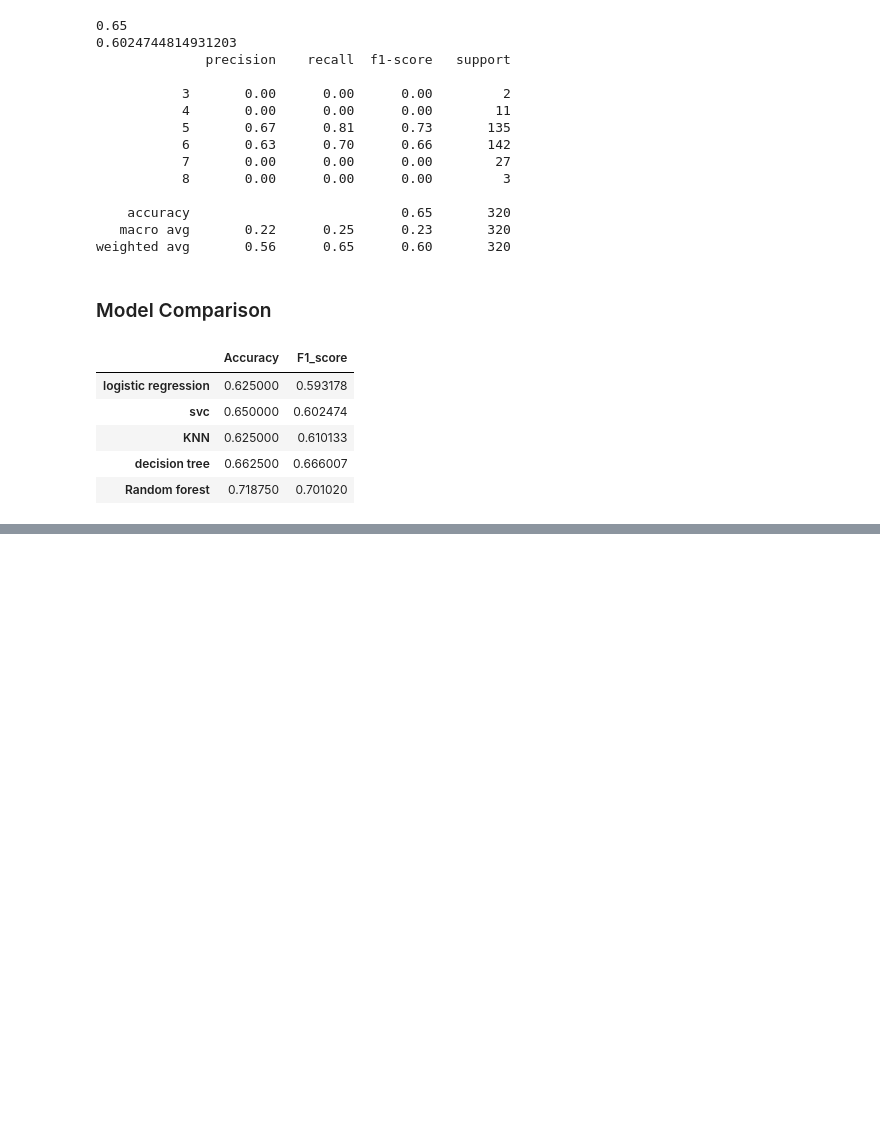
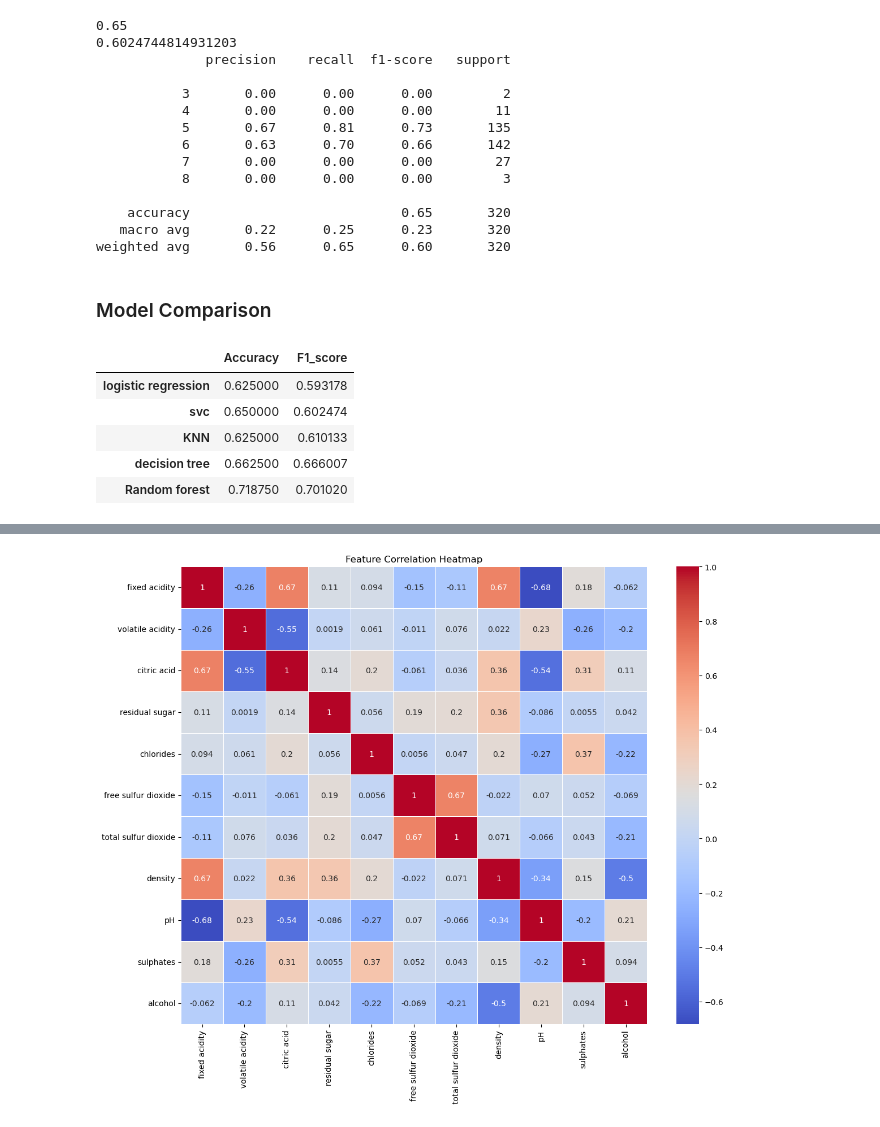
Before and after one commit to G8Ren/Attention-kNN, a Jupyter notebook: attention_model_kNN.ipynb, the cells around one changed output, grey strips where cells are left out. Drawn from its saved outputs; the diff is of its cells as text; code cells hidden in the pictures; blank space fills up the shorter version.

Commit message:
data science and completion

```diff
--- a/attention_model_kNN.ipynb
+++ b/attention_model_kNN.ipynb
@@ -466,0 +775,81 @@ First we split the dataset:
+# %%
+import matplotlib.pyplot as plt
+import seaborn as sns
+import numpy as np
+import pandas as pd
+from sklearn.metrics import confusion_matrix
+
+# Ensure we're working with numpy arrays
+X_np = X.to_numpy()
+y_np = y.to_numpy()
+
+# Create feature_imp_df
+final_model.eval()
+with torch.no_grad():
+    _, _, attention_weights = final_model(X_test_tensor)
+
+feature_importances = attention_weights.mean(dim=0).cpu().numpy().flatten()
+
+# Print diagnostic information
+print(f"Number of columns in X: {len(X.columns)}")
+print(f"Length of feature_importances: {len(feature_importances)}")
+
+# Ensure feature_importances matches the number of columns
+if len(feature_importances) > len(X.columns):
+    feature_importances = feature_importances[:len(X.columns)]
+elif len(feature_importances) < len(X.columns):
+    feature_importances = np.pad(feature_importances, (0, len(X.columns) - len(feature_importances)))
+
+feature_imp_df = pd.DataFrame({
+    'Feature': X.columns,
+    'Importance': feature_importances
+})
+feature_imp_df = feature_imp_df.sort_values('Importance', ascending=False)
+
+# 1. Correlation Heatmap
+plt.figure(figsize=(12, 10))
+correlation_matrix = X.corr()
+sns.heatmap(correlation_matrix, annot=True, cmap='coolwarm', linewidths=0.5)
+plt.title('Feature Correlation Heatmap')
+plt.tight_layout()
+plt.show()
+
+# 2. Confusion Matrix Heatmap
+final_model.eval()
+with torch.no_grad():
+    y_pred = final_model(X_test_tensor)[0].argmax(dim=1).cpu().numpy()
+
+cm = confusion_matrix(y_test, y_pred)
+plt.figure(figsize=(8, 6))
+sns.heatmap(cm, annot=True, fmt='d', cmap='Blues')
+plt.title('Confusion Matrix Heatmap')
+plt.xlabel('Predicted')
+plt.ylabel('Actual')
+plt.tight_layout()
+plt.show()
+
+# 4. Wine Quality Distribution Heatmap
+quality_counts = df['quality'].value_counts().sort_index()
+plt.figure(figsize=(10, 6))
+sns.heatmap(quality_counts.values.reshape(1, -1),
+            annot=True, fmt='d', cmap='YlGnBu',
+            xticklabels=quality_counts.index, yticklabels=['Count'])
+plt.title('Wine Quality Distribution Heatmap')
+plt.tight_layout()
+plt.show()
+
+# 5. Feature vs Quality Heatmap
+plt.figure(figsize=(15, 10))
+sns.heatmap(df.groupby('quality').mean().T, annot=True, fmt='.2f', cmap='viridis')
+plt.title('Average Feature Values by Wine Quality')
+plt.tight_layout()
+plt.show()
+
+# 6. Pairwise Correlation Heatmap (for top features)
+top_features = feature_imp_df['Feature'].head(5).tolist()
+plt.figure(figsize=(12, 10))
+sns.heatmap(X[top_features].corr(), annot=True, cmap='coolwarm', linewidths=0.5)
+plt.title('Pairwise Correlation Heatmap (Top 5 Features)')
+plt.tight_layout()
+plt.show()
+# %% [output]
@@ -466,0 +858 @@ First we split the dataset:
+[figure, added]
```
Also changed, not shown: parts of 6 cells of this notebook, 2 other files.
